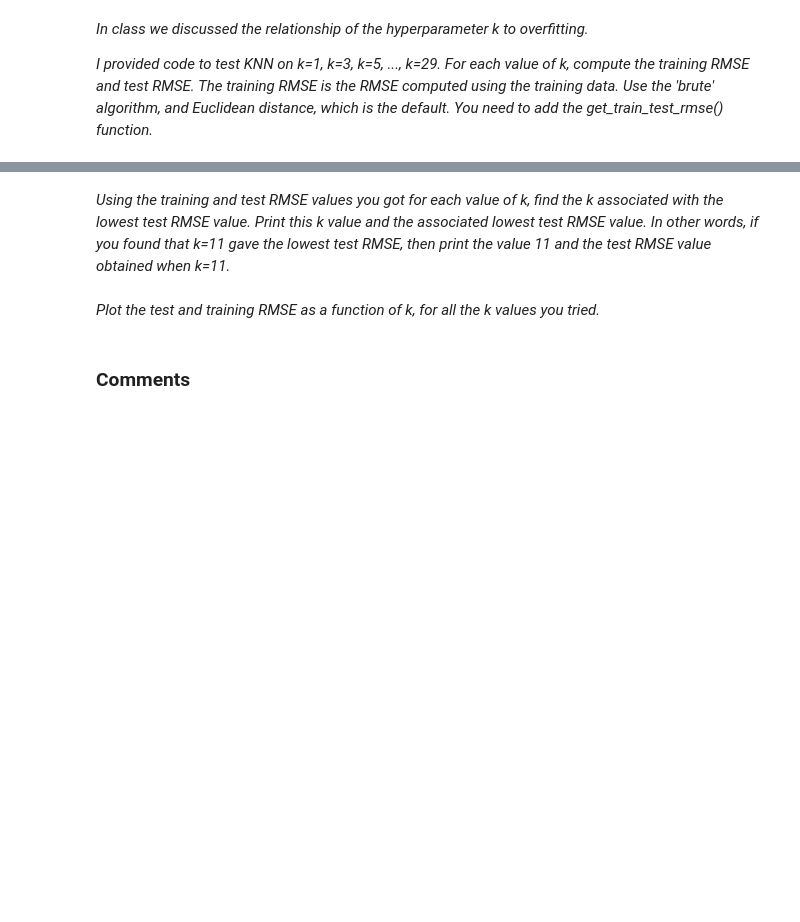
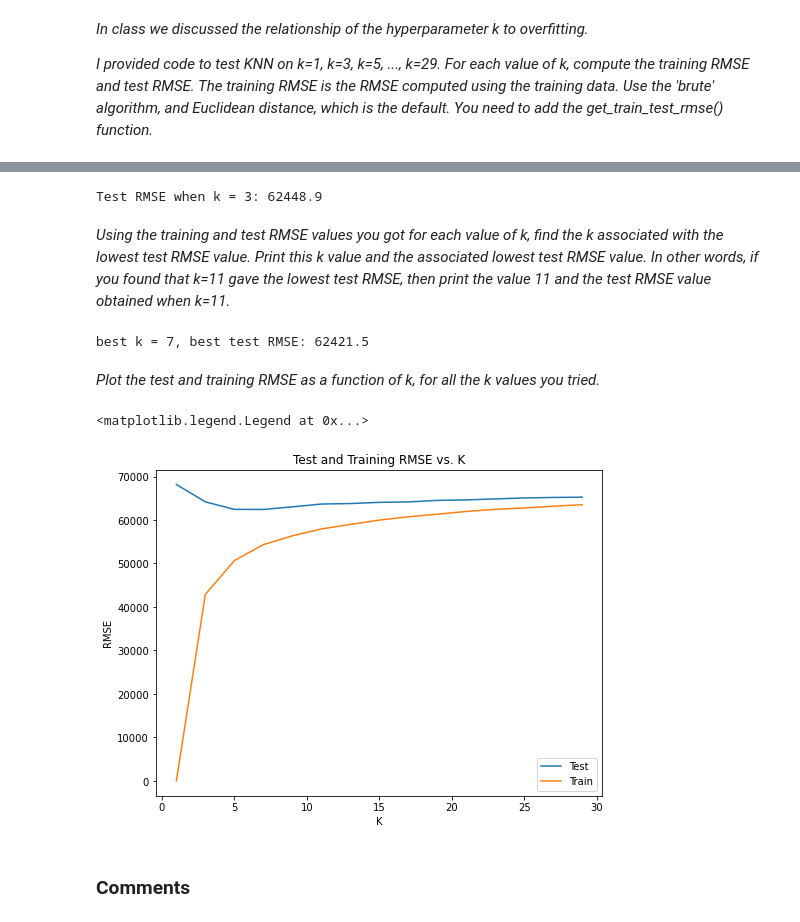
Before and after one commit to raymondshum/CST383, a Jupyter notebook: Assignments/HW6/knn_experiments_housing_student.ipynb, the cells around one changed output, grey strips where cells are left out. Cells and saved outputs as stored; diff of their text form; code cells hidden in the pictures; blank space fills up the shorter version.

```diff
--- a/Assignments/HW6/knn_experiments_housing_student.ipynb
+++ b/Assignments/HW6/knn_experiments_housing_student.ipynb
@@ -187,0 +190,7 @@ _When using the KNN algorithm, use algorithm='brute' to get the basic KNN algori
+# %%
+knn = KNeighborsRegressor(algorithm="brute")
+knn.fit(X_train, y_train)
+predictions = knn.predict(X_test)
+default = rmse(predictions, y_test).round(1)
+
+print(f"test RMSE, default hyperparameters: {default}")
@@ -197,3 +205,14 @@ def get_train_test_rmse(regr, X_train, X_test, y_train, y_test):
+# %%
+def get_train_test_rmse(regr, X_train, X_test, y_train, y_test):
+    regr.fit(X_train, y_train)
+
+    test = regr.predict(X_test)
+    rmse_te = rmse(test, y_test)
+
+    train = regr.predict(X_train)
+    rmse_tr = rmse(train, y_train)
+
+    return rmse_tr, rmse_te
 # %%
 n = 30
 test_rmse = []
@@ -209,13 +230,20 @@ print('done')
 # %%
 # sanity check
 print('Test RMSE when k = 3: {:0.1f}'.format(test_rmse[2]))
+# %% [output]
+Test RMSE when k = 3: 62448.9
 # %% [markdown]
 _Using the training and test RMSE values you got for each value of k, find the k associated with the lowest test RMSE value. Print this k value and the associated lowest test RMSE value.  In other words, if you found that k=11 gave the lowest test RMSE, then print the value 11 and the test RMSE value obtained when k=11._
 # %%
 def get_best(ks, rmse):
-    # YOUR CODE HERE
+    best_rmse = min(rmse)
+    index = rmse.index(best_rmse)
+    best_k = ks[index]
+    return best_k, best_rmse
 
 best_k, best_rmse = get_best(ks, test_rmse)
 print('best k = {}, best test RMSE: {:0.1f}'.format(best_k, best_rmse))
+# %% [output]
+best k = 7, best test RMSE: 62421.5
 # %% [markdown]
 _Plot the test and training RMSE as a function of k, for all the k values you tried._
@@ -224,3 +250,13 @@ _Plot the test and training RMSE as a function of k, for all the k values you tr
+# %%
+plt.plot(ks, test_rmse, label="Test")
+plt.plot(ks, train_rmse, label="Train")
+plt.title("Test and Training RMSE vs. K")
+plt.xlabel("K")
+plt.ylabel("RMSE")
+plt.legend()
+# %% [output]
+<matplotlib.legend.Legend at 0x...>
+[figure, added]
 # %% [markdown]
 ### Comments
 # %% [markdown]
```
Also changed, not shown: parts of 42 cells of this notebook.
